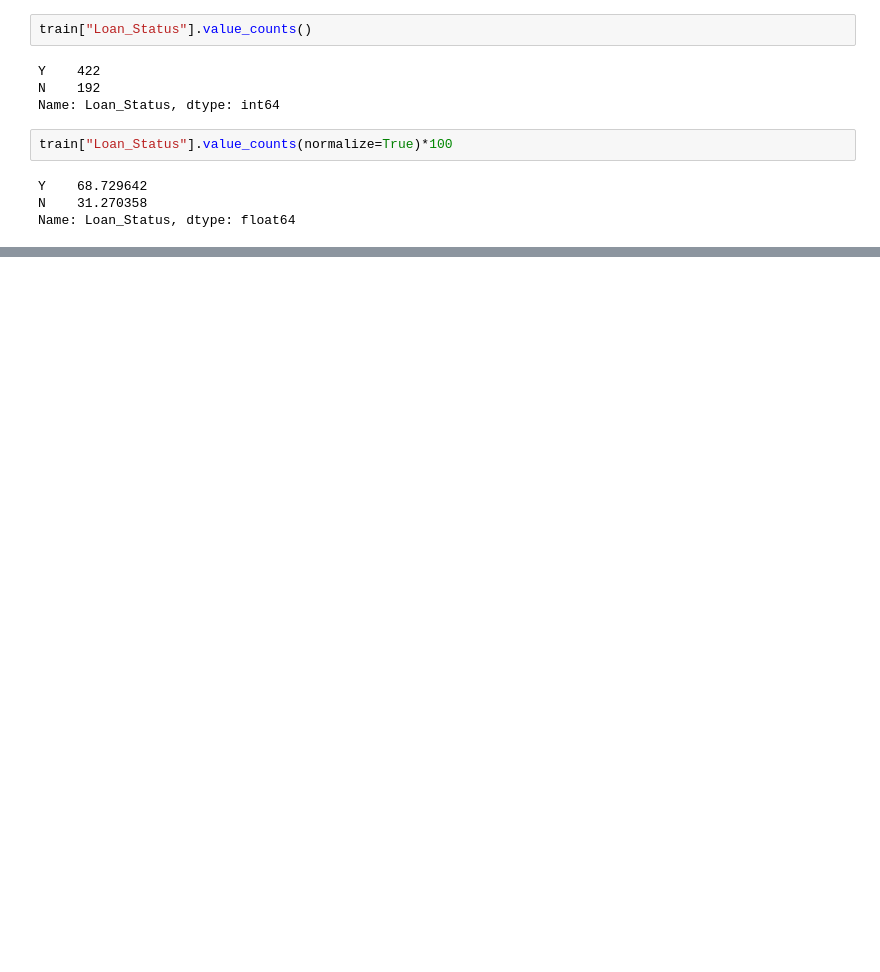
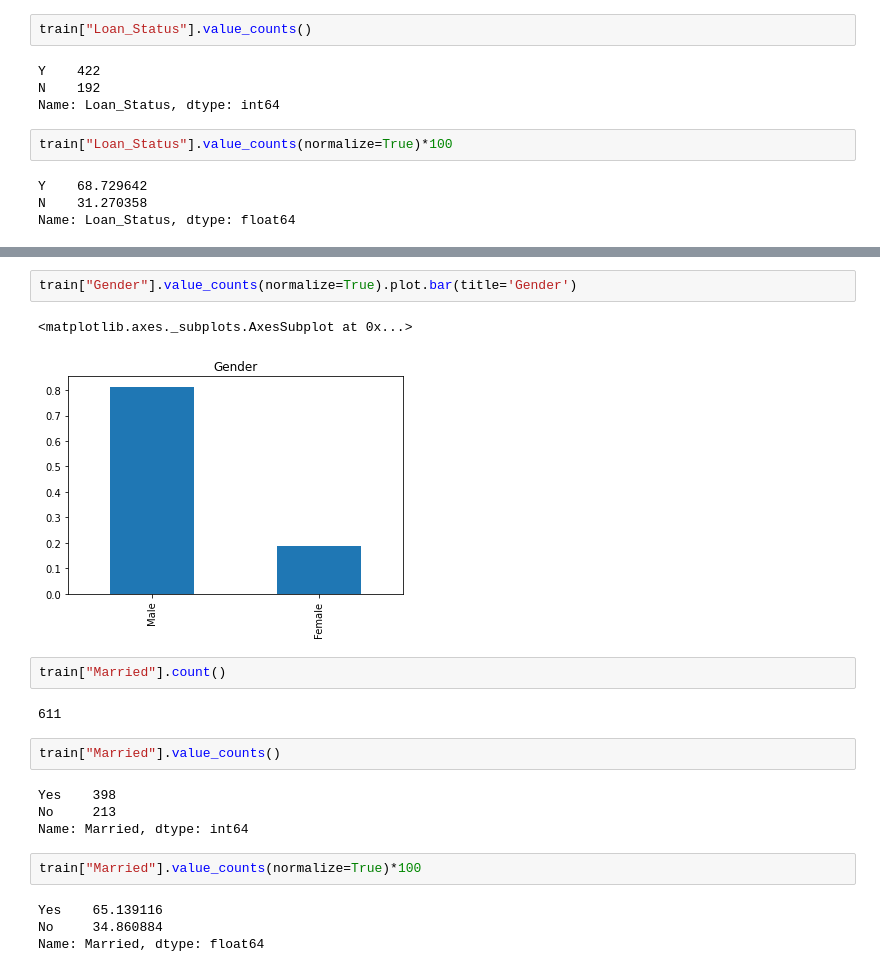
Before and after one commit to shivam23rawat/Home-Loan-Prediction-System, a Jupyter notebook: Home_Loan_Prediction.ipynb, the cells around one changed output, grey strips where cells are left out. Cells and saved outputs as stored; diff of their text form; blank space fills up the shorter version.

```diff
--- a/Home_Loan_Prediction.ipynb
+++ b/Home_Loan_Prediction.ipynb
@@ -57,0 +84,21 @@ Name: Loan_Status, dtype: float64
+# %%
+train["Gender"].value_counts(normalize=True).plot.bar(title='Gender')
+# %% [output]
+<matplotlib.axes._subplots.AxesSubplot at 0x...>
+[figure, added]
+# %%
+train["Married"].count()
+# %% [output]
+611
+# %%
+train["Married"].value_counts()
+# %% [output]
+Yes    398
+No     213
+Name: Married, dtype: int64
+# %%
+train["Married"].value_counts(normalize=True)*100
+# %% [output]
+Yes    65.139116
+No     34.860884
+Name: Married, dtype: float64
```
Also changed, not shown: parts of 52 cells of this notebook.
